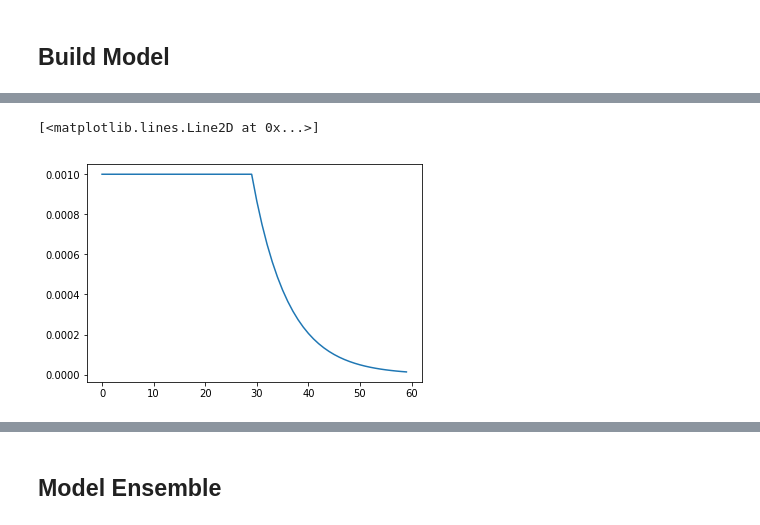
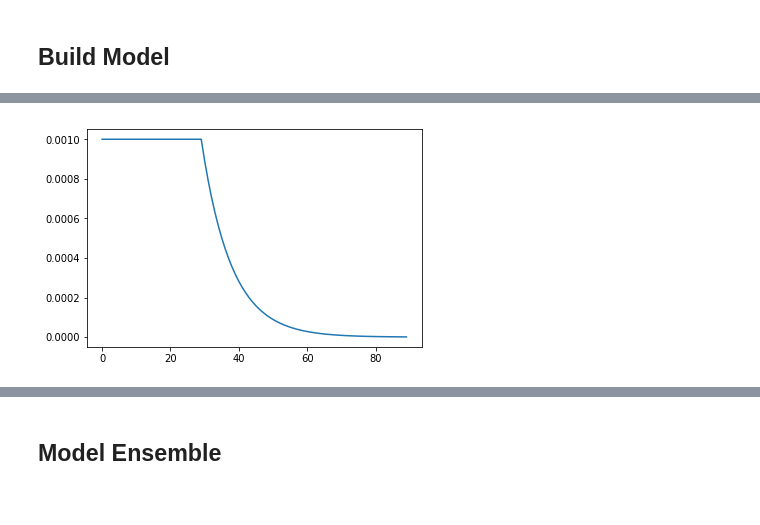
Before and after one commit to agongt408/vbranch, a Jupyter notebook: omniglot.ipynb, the cells around one changed output, grey strips where cells are left out. Drawn from its saved outputs; the diff is of its cells as text; code cells hidden in the pictures.

Commit message:
state-of-art omniglot

```diff
--- a/omniglot.ipynb
+++ b/omniglot.ipynb
@@ -38,10 +38,11 @@ plt.show()
 # %% [markdown]
 ## Build Model
 # %%
-EPOCHS = 60
+EPOCHS = 90
+T_0 = 30
 STEPS_PER_EPOCH = 100
-model_path = './models/model_' + str(model_id)
-A, P, K = 8, 8, 4 # triplet batch specs
+model_path = './models/omniglot_' + str(model_id)
+A, P, K = 4, 8, 4 # triplet batch specs
 output_dim = 128
 input_dim = [None, 105, 105, 1]
 # %%
@@ -97,19 +98,19 @@ Total parameters: 1272800
 # %%
-def lr_exp_decay_scheduler(init_lr, t0, decay):
+def lr_exp_decay_scheduler(init_lr, t0, t1, decay):
     """NOTE: `episode` starts from 1"""
     def func(episode):
         if episode < t0:
             return init_lr
-        lr = init_lr * np.power(decay, (episode - t0) / 2)
+        lr = init_lr * np.power(decay, (episode - t0) / (t1 - t0))
         return lr
     return func
 # %%
-lr_scheduler = lr_exp_decay_scheduler(0.001, EPOCHS // 2, 0.75)
+lr_scheduler = lr_exp_decay_scheduler(0.001, T_0, EPOCHS, 0.001)
 lr_steps = [lr_scheduler(e + 1) for e in range(EPOCHS)]
 plt.plot(lr_steps)
+plt.show()
 # %% [output]
-[<matplotlib.lines.Line2D at 0x...>]
-[figure, old version]
+[figure, new version]
 # %%
 loss = vbranch.losses.triplet_omniglot(model.output, A, P, K, 'loss')
 lr = tf.placeholder('float32', name='lr')
```
Also changed, not shown: parts of 11 cells of this notebook, 2 other files.
